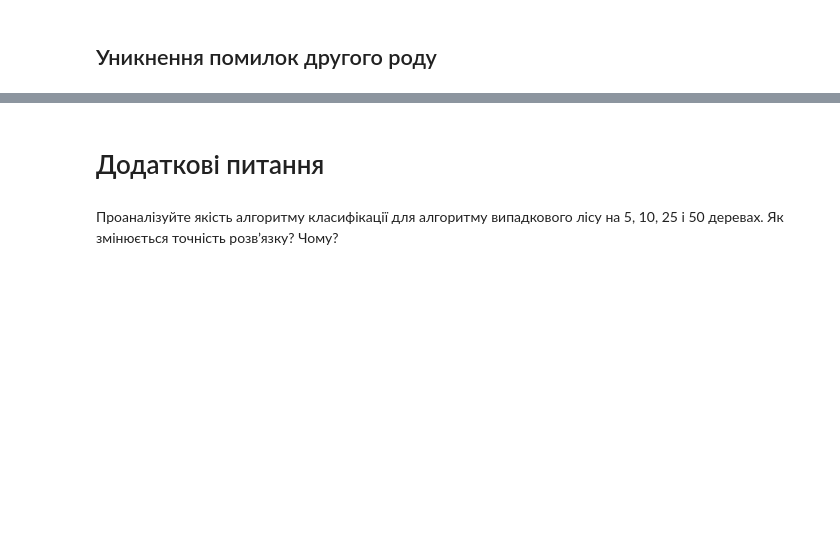
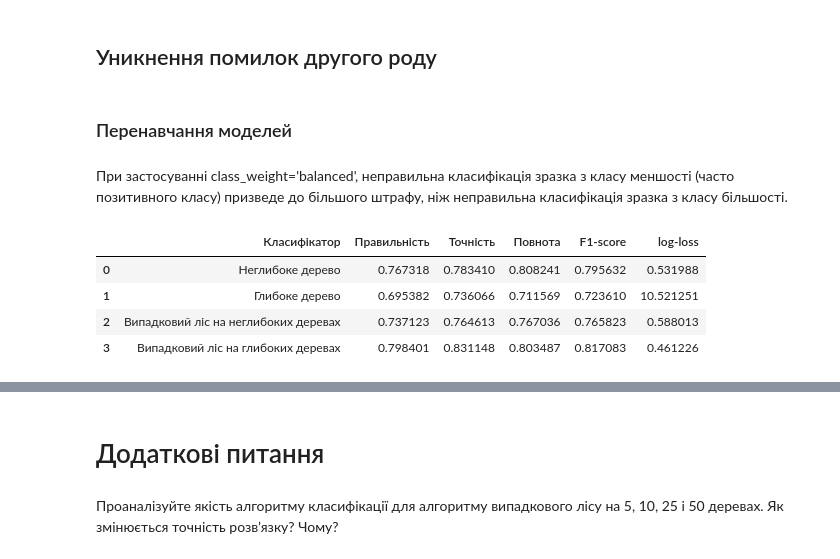
Before and after one commit to juliatvenko/TML, a Jupyter notebook: lab1/lab1.ipynb, the cells around one changed output, grey strips where cells are left out. Saved outputs shown, nothing was run; the diff lists cells and outputs as text; code cells hidden in the pictures; blank space fills up the shorter version.

```diff
--- a/lab1/lab1.ipynb
+++ b/lab1/lab1.ipynb
@@ -129,2 +126,6 @@ plot_curves(X_test, y_test, classificator_list, classificator_names)
 # %% [markdown]
 ## Уникнення помилок другого роду
+# %% [markdown]
+### Перенавчання моделей
+# %% [markdown]
+При застосуванні class_weight='balanced', неправильна класифікація зразка з класу меншості (часто позитивного класу) призведе до більшого штрафу, ніж неправильна класифікація зразка з класу більшості.
@@ -130,0 +142,18 @@ plot_curves(X_test, y_test, classificator_list, classificator_names)
+# %%
+results = []
+
+classificator_list = [shallow_tree, deep_tree, shallow_rf, deep_rf]
+classificator_names = ['Неглибоке дерево ', 'Глибоке дерево', 'Випадковий ліс на неглибоких деревах', 'Випадковий ліс на глибоких деревах']
+
+for name, classificator in zip(classificator_names, classificator_list):
+    results.append([name] + classificator_metrics(classificator))
+
+classificators_avoid2 = pd.DataFrame(results, columns=['Класифікатор', 'Правильність', 'Точність', 'Повнота', 'F1-score', 'log-loss'])
+
+classificators_avoid2
+# %% [output]
+|  | Класифікатор | Правильність | Точність | Повнота | F1-score | log-loss |
+| 0 | Неглибоке дерево | 0.767318 | 0.783410 | 0.808241 | 0.795632 | 0.531988 |
+| 1 | Глибоке дерево | 0.695382 | 0.736066 | 0.711569 | 0.723610 | 10.521251 |
+| 2 | Випадковий ліс на неглибоких деревах | 0.737123 | 0.764613 | 0.767036 | 0.765823 | 0.588013 |
+| 3 | Випадковий ліс на глибоких деревах | 0.798401 | 0.831148 | 0.803487 | 0.817083 | 0.461226 |
```
Also changed, not shown: parts of 16 cells of this notebook.
